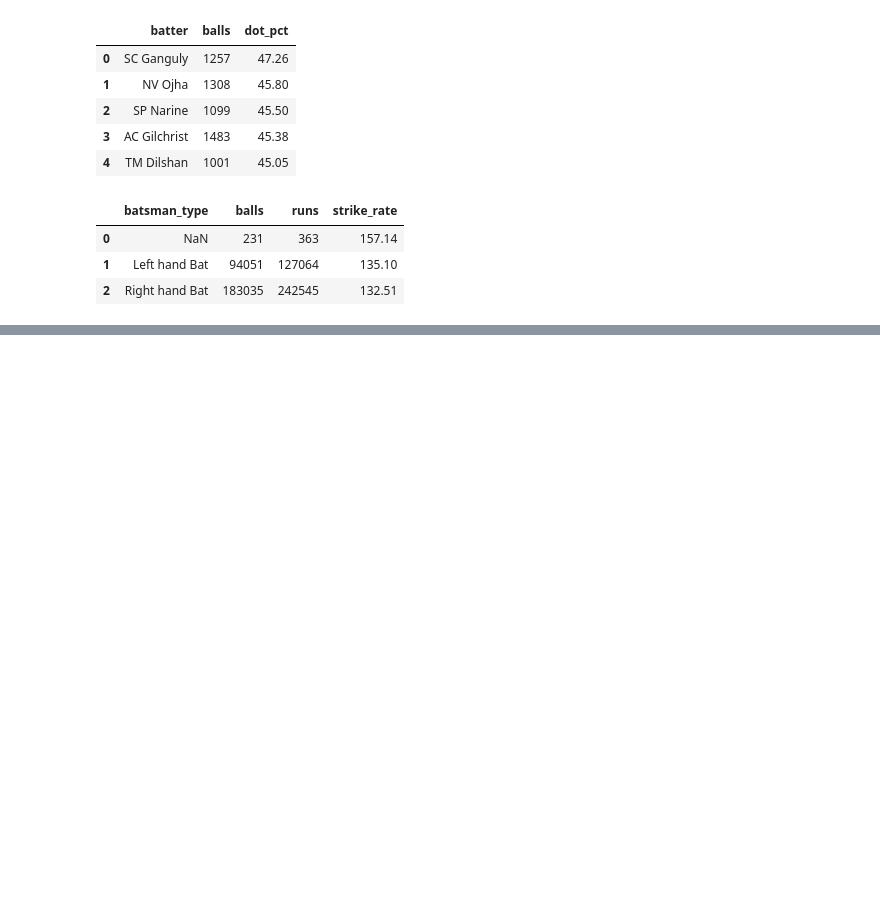
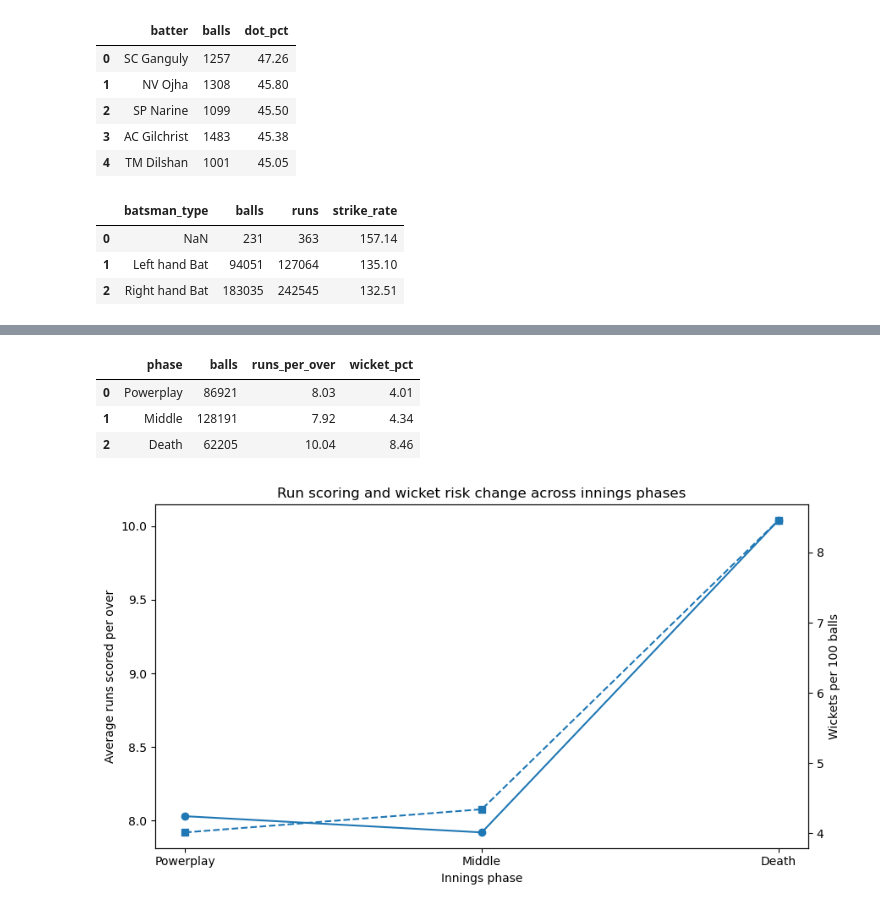
Before and after one commit to umrrr59-oss/ipl-cricket-analytics, a Jupyter notebook: notebooks/03b_sql_practice.ipynb, the cells around one changed output, grey strips where cells are left out. Cells and saved outputs as stored; diff of their text form; code cells hidden in the pictures; blank space fills up the shorter version.

```diff
--- a/notebooks/03b_sql_practice.ipynb
+++ b/notebooks/03b_sql_practice.ipynb
@@ -2551,0 +2659,79 @@ GROUP BY batsman_type;
+# %%
+#Runs and Wickets by Phase
+c1_df = q("""
+SELECT
+    phase,
+    SUM(is_legal) AS balls,
+
+    ROUND(
+        6.0 * SUM(total_runs) / SUM(is_legal),
+        2
+    ) AS runs_per_over,
+
+    ROUND(
+        100.0 * SUM(is_wicket) / SUM(is_legal),
+        2
+    ) AS wicket_pct
+
+FROM v_ball
+
+GROUP BY phase
+
+ORDER BY
+    CASE phase
+        WHEN 'Powerplay' THEN 1
+        WHEN 'Middle' THEN 2
+        WHEN 'Death' THEN 3
+        ELSE 4
+    END;
+""")
+
+c1_df
+# %% [output]
+|  | phase | balls | runs_per_over | wicket_pct |
+| 0 | Powerplay | 86921 | 8.03 | 4.01 |
+| 1 | Middle | 128191 | 7.92 | 4.34 |
+| 2 | Death | 62205 | 10.04 | 8.46 |
+# %%
+df = c1_df.copy()
+
+fig, ax1 = plt.subplots(figsize=(9, 5))
+
+# Runs
+ax1.plot(
+    df["phase"],
+    df["runs_per_over"],
+    marker="o"
+)
+
+ax1.set_xlabel("Innings phase")
+ax1.set_ylabel("Average runs scored per over")
+
+# Wickets
+ax2 = ax1.twinx()
+
+ax2.plot(
+    df["phase"],
+    df["wicket_pct"],
+    marker="s",
+    linestyle="--"
+)
+
+ax2.set_ylabel("Wickets per 100 balls")
+
+ax1.set_title(
+    "Run scoring and wicket risk change across innings phases"
+)
+
+fig.tight_layout()
+
+fig.savefig(
+    FIG_DIR / "runs_wickets_by_phase.png",
+    dpi=200,
+    bbox_inches="tight"
+)
+
+plt.show()
+plt.close(fig)
+# %% [output]
+[figure, added]
```
Also changed, not shown: parts of 38 cells of this notebook.
